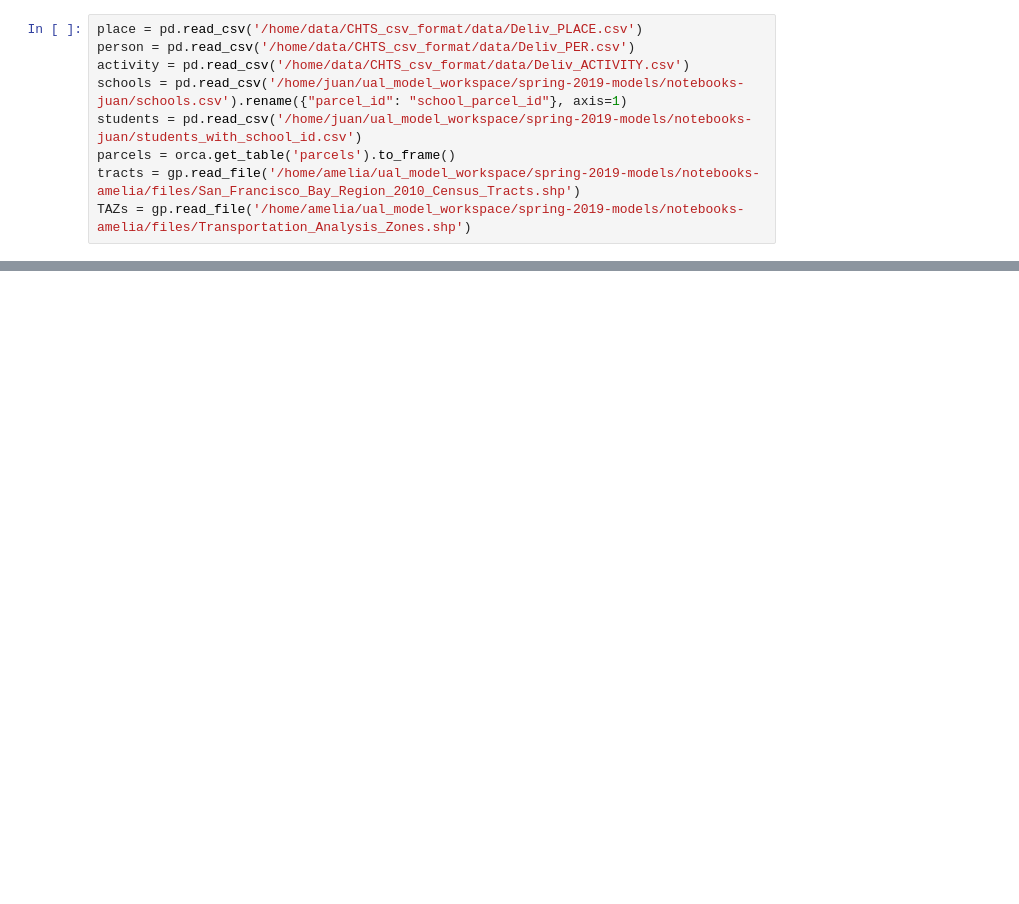
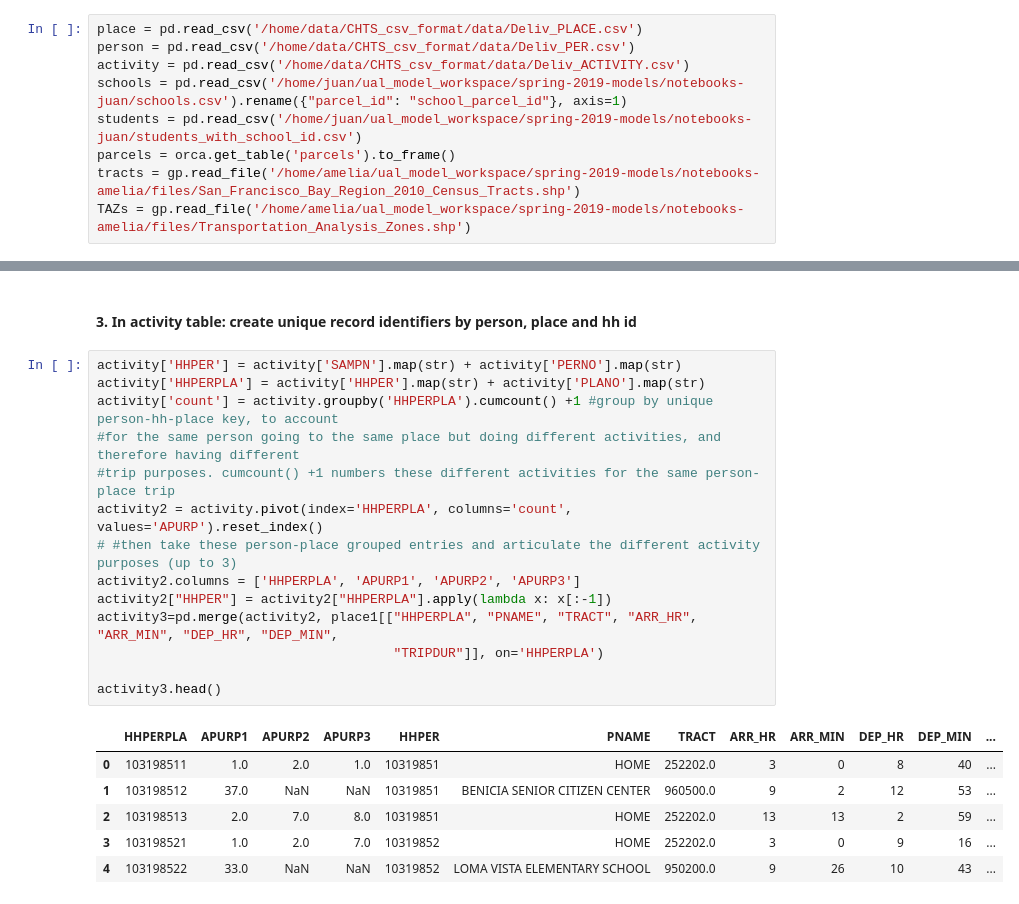
Before and after one commit to ual/ual_model_workspace, a Jupyter notebook: spring-2019-models/notebooks-amelia/clean CHTS data for school mode choice.ipynb, the cells around one changed output, grey strips where cells are left out. Cells and saved outputs as stored; diff of their text form; blank space fills up the shorter version.

```diff
--- a/spring-2019-models/notebooks-amelia/clean CHTS data for school mode choice.ipynb
+++ b/spring-2019-models/notebooks-amelia/clean CHTS data for school mode choice.ipynb
@@ -418,0 +113,23 @@ NameError: name 'tripsR' is not defined
+# %% [markdown]
+#### 3. In activity table: create unique record identifiers by person, place and hh id
+# %%
+activity['HHPER'] = activity['SAMPN'].map(str) + activity['PERNO'].map(str)
+activity['HHPERPLA'] = activity['HHPER'].map(str) + activity['PLANO'].map(str)
+activity['count'] = activity.groupby('HHPERPLA').cumcount() +1 #group by unique person-hh-place key, to account
+#for the same person going to the same place but doing different activities, and therefore having different
+#trip purposes. cumcount() +1 numbers these different activities for the same person-place trip
+activity2 = activity.pivot(index='HHPERPLA', columns='count', values='APURP').reset_index()
+# #then take these person-place grouped entries and articulate the different activity purposes (up to 3)
+activity2.columns = ['HHPERPLA', 'APURP1', 'APURP2', 'APURP3']
+activity2["HHPER"] = activity2["HHPERPLA"].apply(lambda x: x[:-1])
+activity3=pd.merge(activity2, place1[["HHPERPLA", "PNAME", "TRACT", "ARR_HR", "ARR_MIN", "DEP_HR", "DEP_MIN",
+                                      "TRIPDUR"]], on='HHPERPLA')
+
+activity3.head()
+# %% [output]
+|  | HHPERPLA | APURP1 | APURP2 | APURP3 | HHPER | PNAME | TRACT | ARR_HR | ARR_MIN | DEP_HR | DEP_MIN | ... |
+| 0 | 103198511 | 1.0 | 2.0 | 1.0 | 10319851 | HOME | 252202.0 | 3 | 0 | 8 | 40 | ... |
+| 1 | 103198512 | 37.0 | NaN | NaN | 10319851 | BENICIA SENIOR CITIZEN CENTER | 960500.0 | 9 | 2 | 12 | 53 | ... |
+| 2 | 103198513 | 2.0 | 7.0 | 8.0 | 10319851 | HOME | 252202.0 | 13 | 13 | 2 | 59 | ... |
+| 3 | 103198521 | 1.0 | 2.0 | 7.0 | 10319852 | HOME | 252202.0 | 3 | 0 | 9 | 16 | ... |
+| 4 | 103198522 | 33.0 | NaN | NaN | 10319852 | LOMA VISTA ELEMENTARY SCHOOL | 950200.0 | 9 | 26 | 10 | 43 | ... |
```
Also changed, not shown: parts of 80 cells of this notebook.
